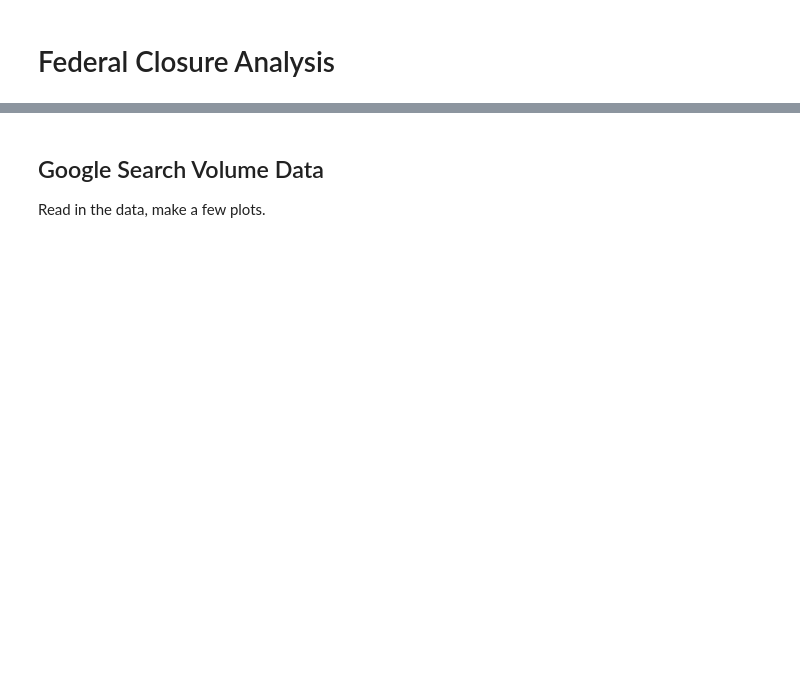
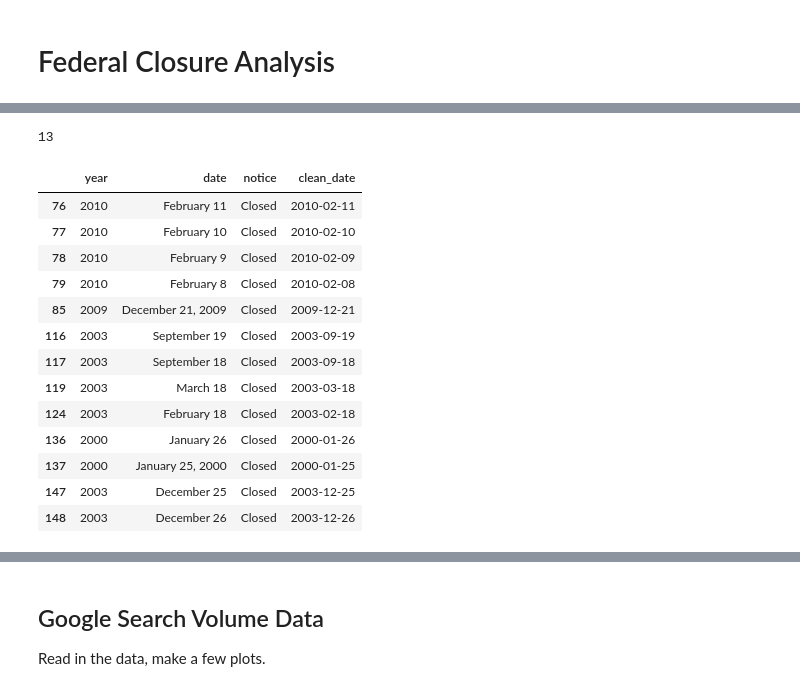
Before and after one commit to josephofiowa/zenzic, a Jupyter notebook: federal-snow/fed-closure-analysis.ipynb, the cells around one changed output, grey strips where cells are left out. Cells and saved outputs as stored; diff of their text form; code cells hidden in the pictures; blank space fills up the shorter version.

```diff
--- a/federal-snow/fed-closure-analysis.ipynb
+++ b/federal-snow/fed-closure-analysis.ipynb
@@ -15,0 +161,20 @@ plt.style.use('ggplot')
+# %%
+# how many closures?
+print(opm[opm.notice == 'Closed'].shape[0])
+opm[opm.notice == 'Closed']
+# %% [output]
+13
+|  | year | date | notice | clean_date |
+| 76 | 2010 | February 11 | Closed | 2010-02-11 |
+| 77 | 2010 | February 10 | Closed | 2010-02-10 |
+| 78 | 2010 | February 9 | Closed | 2010-02-09 |
+| 79 | 2010 | February 8 | Closed | 2010-02-08 |
+| 85 | 2009 | December 21, 2009 | Closed | 2009-12-21 |
+| 116 | 2003 | September 19 | Closed | 2003-09-19 |
+| 117 | 2003 | September 18 | Closed | 2003-09-18 |
+| 119 | 2003 | March 18 | Closed | 2003-03-18 |
+| 124 | 2003 | February 18 | Closed | 2003-02-18 |
+| 136 | 2000 | January 26 | Closed | 2000-01-26 |
+| 137 | 2000 | January 25, 2000 | Closed | 2000-01-25 |
+| 147 | 2003 | December 25 | Closed | 2003-12-25 |
+| 148 | 2003 | December 26 | Closed | 2003-12-26 |
```
Also changed, not shown: parts of 32 cells of this notebook.
